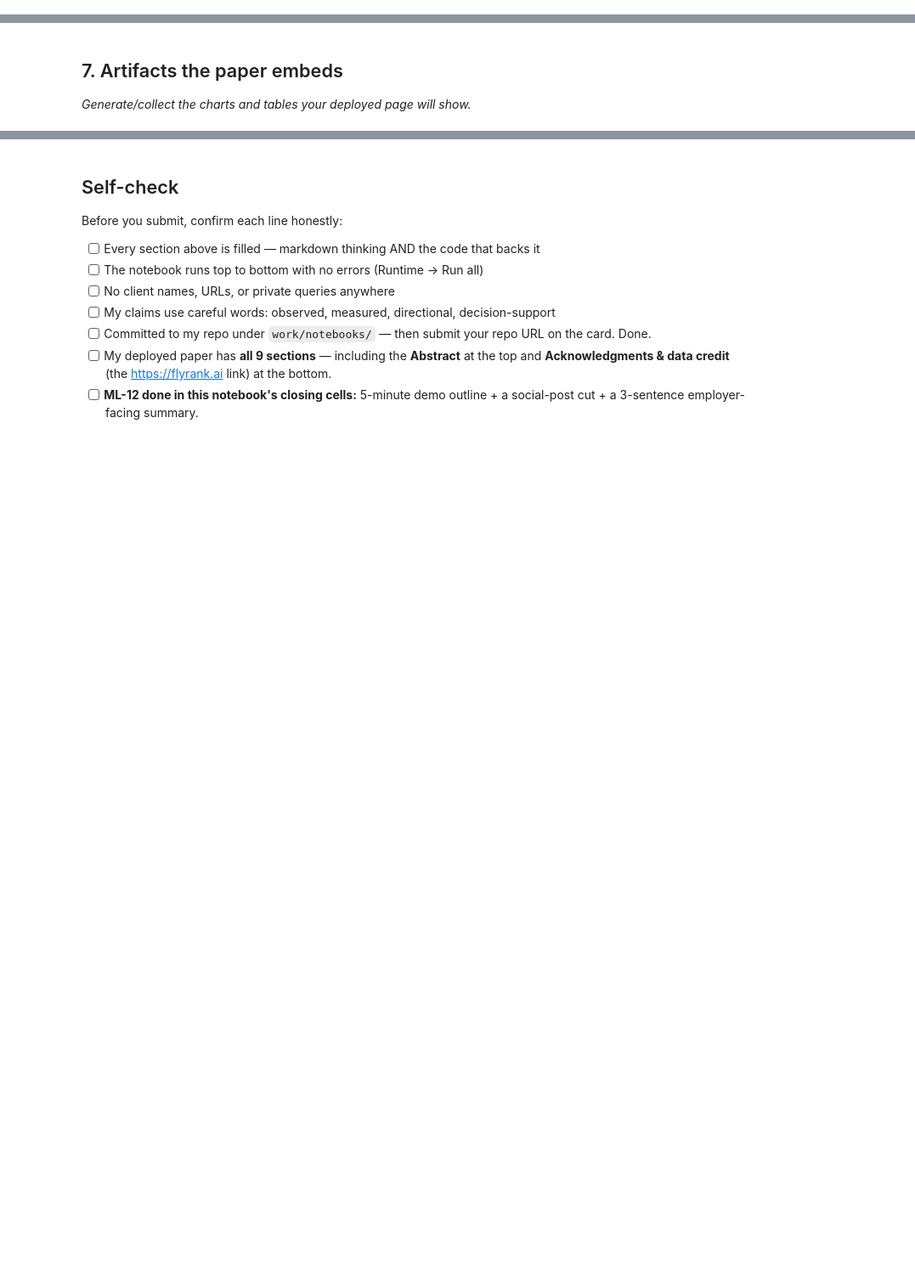
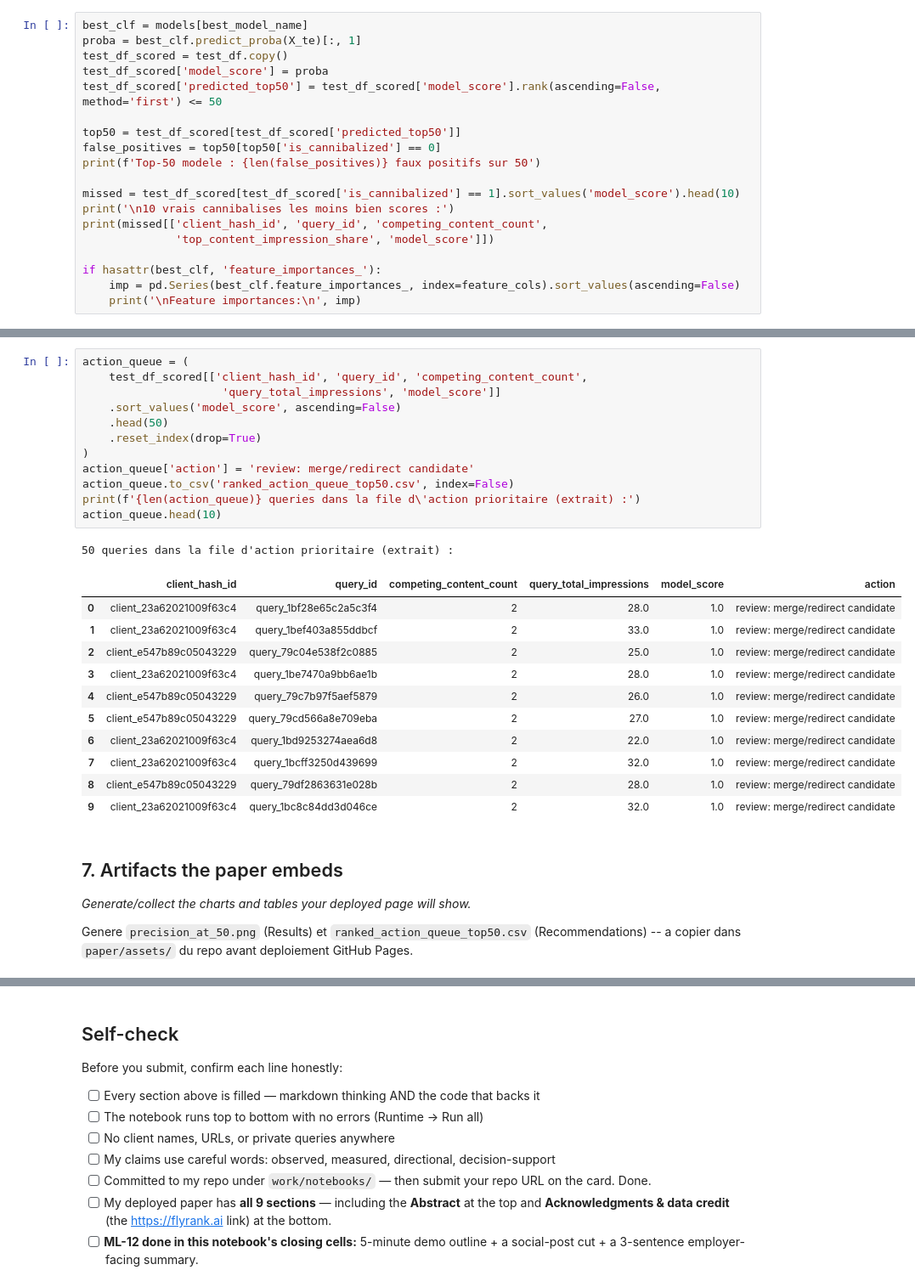
Before and after one commit to anasYaha/Flyrank-ml-internship, a Jupyter notebook: work/notebooks/capstone.ipynb, the cells around one changed output, grey strips where cells are left out. Shown at 85% size. Cells and saved outputs as stored; diff of their text form; blank space fills up the shorter version.

```diff
--- a/work/notebooks/capstone.ipynb
+++ b/work/notebooks/capstone.ipynb
@@ -32,0 +229,19 @@ This skeleton is yours to fill. Work the sections **in order** — each one has
+# %%
+best_clf = models[best_model_name]
+proba = best_clf.predict_proba(X_te)[:, 1]
+test_df_scored = test_df.copy()
+test_df_scored['model_score'] = proba
+test_df_scored['predicted_top50'] = test_df_scored['model_score'].rank(ascending=False, method='first') <= 50
+
+top50 = test_df_scored[test_df_scored['predicted_top50']]
+false_positives = top50[top50['is_cannibalized'] == 0]
+print(f'Top-50 modele : {len(false_positives)} faux positifs sur 50')
+
+missed = test_df_scored[test_df_scored['is_cannibalized'] == 1].sort_values('model_score').head(10)
+print('\n10 vrais cannibalises les moins bien scores :')
+print(missed[['client_hash_id', 'query_id', 'competing_content_count',
+              'top_content_impression_share', 'model_score']])
+
+if hasattr(best_clf, 'feature_importances_'):
+    imp = pd.Series(best_clf.feature_importances_, index=feature_cols).sort_values(ascending=False)
+    print('\nFeature importances:\n', imp)
@@ -33,4 +278,32 @@ This skeleton is yours to fill. Work the sections **in order** — each one has
+# %%
+action_queue = (
+    test_df_scored[['client_hash_id', 'query_id', 'competing_content_count',
+                     'query_total_impressions', 'model_score']]
+    .sort_values('model_score', ascending=False)
+    .head(50)
+    .reset_index(drop=True)
+)
+action_queue['action'] = 'review: merge/redirect candidate'
+action_queue.to_csv('ranked_action_queue_top50.csv', index=False)
+print(f'{len(action_queue)} queries dans la file d\'action prioritaire (extrait) :')
+action_queue.head(10)
+# %% [output]
+50 queries dans la file d'action prioritaire (extrait) :
+|  | client_hash_id | query_id | competing_content_count | query_total_impressions | model_score | action |
+| 0 | client_23a62021009f63c4 | query_1bf28e65c2a5c3f4 | 2 | 28.0 | 1.0 | review: merge/redirect candidate |
+| 1 | client_23a62021009f63c4 | query_1bef403a855ddbcf | 2 | 33.0 | 1.0 | review: merge/redirect candidate |
+| 2 | client_e547b89c05043229 | query_79c04e538f2c0885 | 2 | 25.0 | 1.0 | review: merge/redirect candidate |
+| 3 | client_23a62021009f63c4 | query_1be7470a9bb6ae1b | 2 | 28.0 | 1.0 | review: merge/redirect candidate |
+| 4 | client_e547b89c05043229 | query_79c7b97f5aef5879 | 2 | 26.0 | 1.0 | review: merge/redirect candidate |
+| 5 | client_e547b89c05043229 | query_79cd566a8e709eba | 2 | 27.0 | 1.0 | review: merge/redirect candidate |
+| 6 | client_23a62021009f63c4 | query_1bd9253274aea6d8 | 2 | 22.0 | 1.0 | review: merge/redirect candidate |
+| 7 | client_23a62021009f63c4 | query_1bcff3250d439699 | 2 | 32.0 | 1.0 | review: merge/redirect candidate |
+| 8 | client_e547b89c05043229 | query_79df2863631e028b | 2 | 28.0 | 1.0 | review: merge/redirect candidate |
+| 9 | client_23a62021009f63c4 | query_1bc8c84dd3d046ce | 2 | 32.0 | 1.0 | review: merge/redirect candidate |
 # %% [markdown]
 ## 7. Artifacts the paper embeds
 
 *Generate/collect the charts and tables your deployed page will show.*
+
+Genere `precision_at_50.png` (Results) et `ranked_action_queue_top50.csv` (Recommendations) --
+a copier dans `paper/assets/` du repo avant deploiement GitHub Pages.
```
Also changed, not shown: parts of 19 cells of this notebook.
